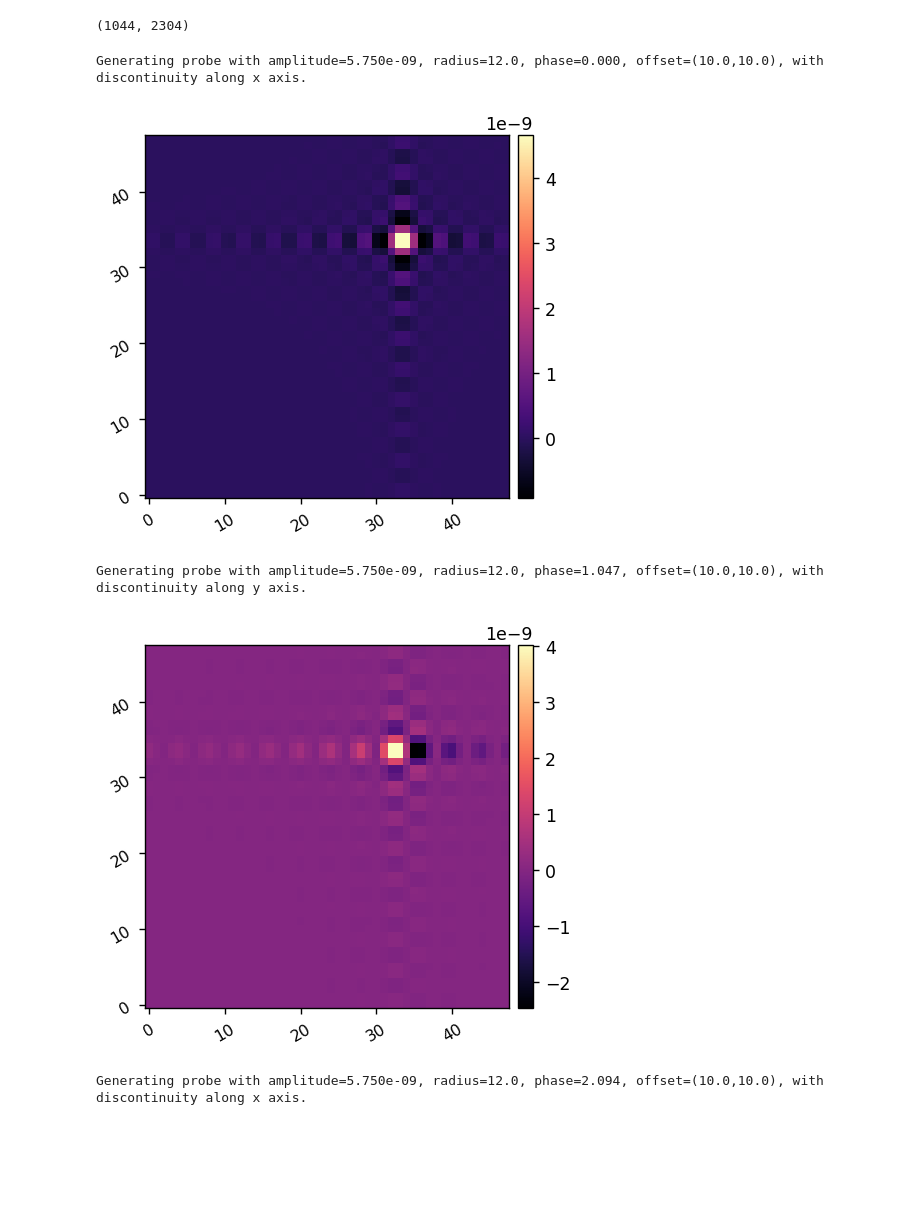
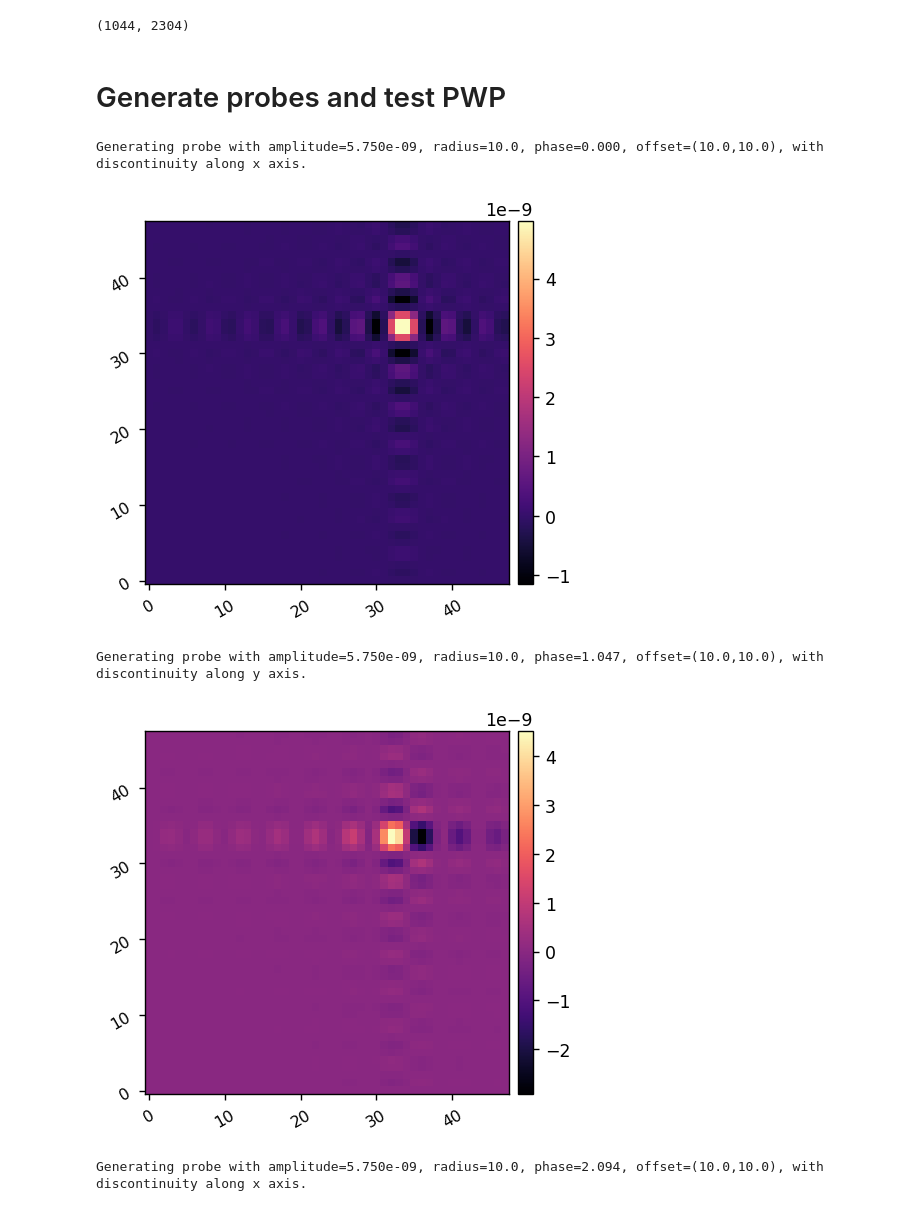
Before and after one commit to kian1377/roman-cgi-iefc, a Jupyter notebook: test_pwp_efc.ipynb, the cells around one changed output. Cells and saved outputs as stored; diff of their text form; code cells hidden in the pictures; blank space fills up the shorter version.

```diff
--- a/test_pwp_efc.ipynb
+++ b/test_pwp_efc.ipynb
@@ -10,7 +10,7 @@ from importlib import reload
 
 from roman_cgi_iefc_2.poppy_roman_cgi_phasec import cgi
 from roman_cgi_iefc_2 import iefc_utils as iefcu
-from roman_cgi_iefc_2 import pwp, efc
+from roman_cgi_iefc_2 import efc
 
 import misc
 
@@ -22,8 +22,11 @@ dm2_flatmap = fits.getdata(flatmaps_dir/'dm2_m_flat_hlc_band1.fits')
 dm1_design = fits.getdata(flatmaps_dir/'dm1_m_design_hlc_band1.fits')
 dm2_design = fits.getdata(flatmaps_dir/'dm2_m_design_hlc_band1.fits')
 
-def init():
-    hlci = cgi.CGI_POPPY(polaxis=0, use_opds=True, use_fieldstop=True, quiet=True, ngpus=1/4)
+def init(ngpus=1):
+    hlci = cgi.CGI_POPPY(polaxis=0, use_opds=True, use_fieldstop=True,
+                         use_shot_noise=False, use_read_noise=False,
+                         return_intermediates=False, quiet=True,
+                         ngpus=ngpus)
     hlci.set_dm1(2*dm1_flatmap)
     hlci.set_dm2(2*dm2_flatmap)
     return hlci
@@ -98,18 +109,20 @@ jac = iefcu.load_pickle(data_dir/'jacobians'/'jac_opds_right39')
 jac.shape
 # %% [output]
 (1044, 2304)
+# %% [markdown]
+# Generate probes and test PWP
 # %%
-reload(pwp)
+reload(efc)
 
 Npairs = 3
 probe_amp = 0.01*hlci.wavelength_c.value
-probe_radius = 12
+probe_radius = 10
 probe_offset = (10,10)
 
-probes = pwp.create_sinc_probes(Npairs, Nact, probe_amp, probe_radius, probe_offset, display=True)
+probes = efc.create_sinc_probes(Npairs, Nact, probe_amp, probe_radius, probe_offset, display=True)
 # %% [output]
-Generating probe with amplitude=5.750e-09, radius=12.0, phase=0.000, offset=(10.0,10.0), with discontinuity along x axis.
+Generating probe with amplitude=5.750e-09, radius=10.0, phase=0.000, offset=(10.0,10.0), with discontinuity along x axis.
-[figure, old version]
+[figure, new version]
-Generating probe with amplitude=5.750e-09, radius=12.0, phase=1.047, offset=(10.0,10.0), with discontinuity along y axis.
+Generating probe with amplitude=5.750e-09, radius=10.0, phase=1.047, offset=(10.0,10.0), with discontinuity along y axis.
-[figure, old version]
+[figure, new version]
-Generating probe with amplitude=5.750e-09, radius=12.0, phase=2.094, offset=(10.0,10.0), with discontinuity along x axis.
+Generating probe with amplitude=5.750e-09, radius=10.0, phase=2.094, offset=(10.0,10.0), with discontinuity along x axis.
```
Also changed, not shown: parts of 12 cells of this notebook, 3 other files.
